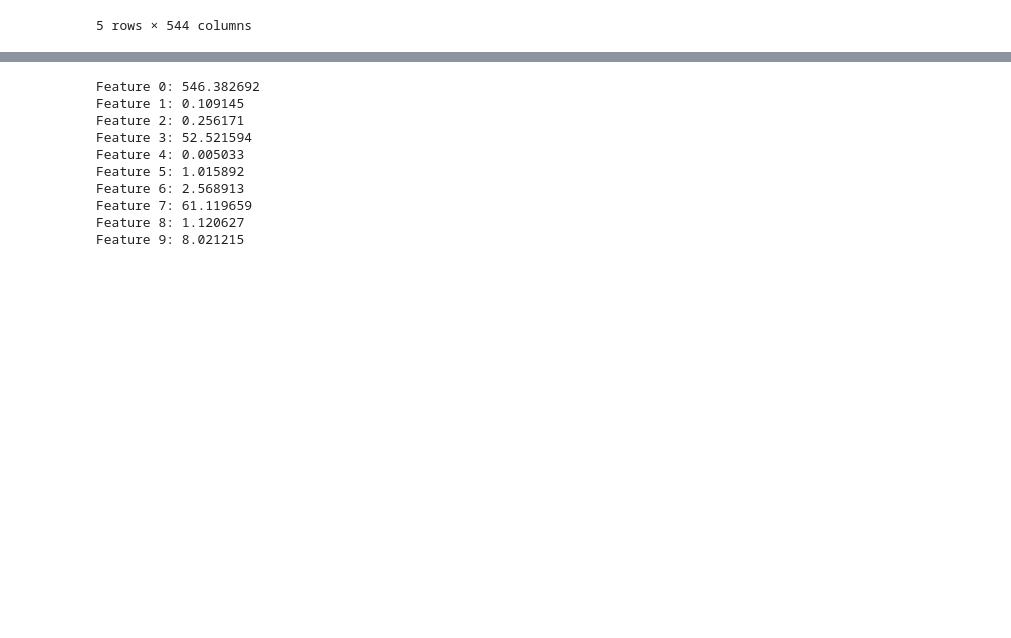
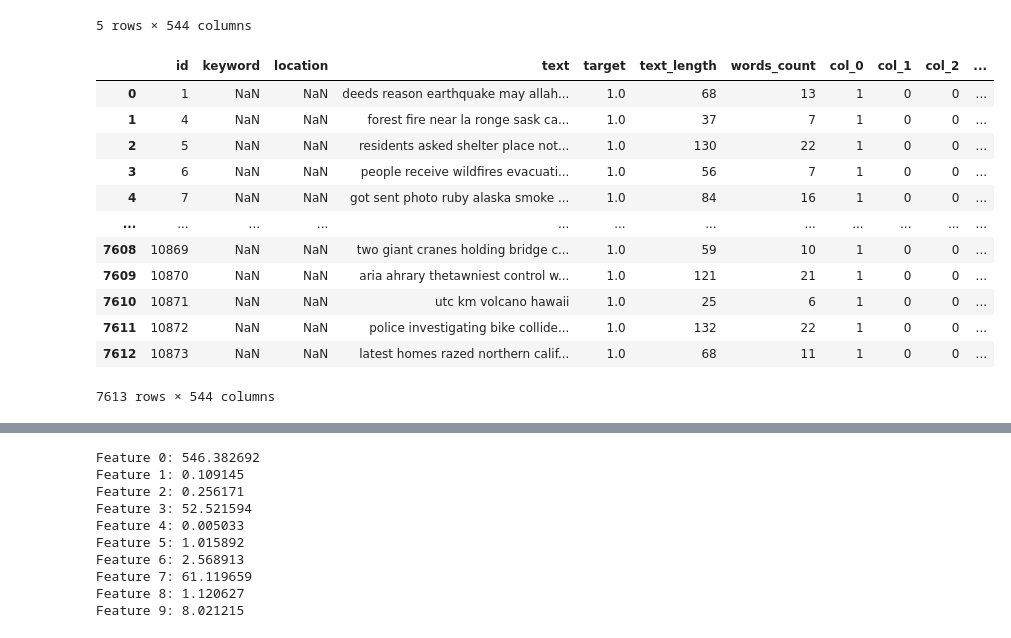
Before and after one commit to aleacevedo/Datos-TP-1C-2020, a Jupyter notebook: TP2/Martin/Hashing Encoder.ipynb, the cells around one changed output, grey strips where cells are left out. Cells and saved outputs as stored; diff of their text form; code cells hidden in the pictures; blank space fills up the shorter version.

```diff
--- a/TP2/Martin/Hashing Encoder.ipynb
+++ b/TP2/Martin/Hashing Encoder.ipynb
@@ -194,3 +195,19 @@ HASH_BOW_TEST.head()
 | 7616 | 9 | NaN | NaN | apocalypse lighting spokane wildf... | NaN | 37 | 4 | 1 | 0 | 0 | ... |
 | 7617 | 11 | NaN | NaN | typhoon soudelor kills china taiwan | NaN | 42 | 7 | 1 | 0 | 0 | ... |
 5 rows × 544 columns
+# %%
+HASH_BOW_TRAIN
+# %% [output]
+|  | id | keyword | location | text | target | text_length | words_count | col_0 | col_1 | col_2 | ... |
+| 0 | 1 | NaN | NaN | deeds reason earthquake may allah... | 1.0 | 68 | 13 | 1 | 0 | 0 | ... |
+| 1 | 4 | NaN | NaN | forest fire near la ronge sask ca... | 1.0 | 37 | 7 | 1 | 0 | 0 | ... |
+| 2 | 5 | NaN | NaN | residents asked shelter place not... | 1.0 | 130 | 22 | 1 | 0 | 0 | ... |
+| 3 | 6 | NaN | NaN | people receive wildfires evacuati... | 1.0 | 56 | 7 | 1 | 0 | 0 | ... |
+| 4 | 7 | NaN | NaN | got sent photo ruby alaska smoke ... | 1.0 | 84 | 16 | 1 | 0 | 0 | ... |
+| ... | ... | ... | ... | ... | ... | ... | ... | ... | ... | ... | ... |
+| 7608 | 10869 | NaN | NaN | two giant cranes holding bridge c... | 1.0 | 59 | 10 | 1 | 0 | 0 | ... |
+| 7609 | 10870 | NaN | NaN | aria ahrary thetawniest control w... | 1.0 | 121 | 21 | 1 | 0 | 0 | ... |
+| 7610 | 10871 | NaN | NaN | utc km volcano hawaii | 1.0 | 25 | 6 | 1 | 0 | 0 | ... |
+| 7611 | 10872 | NaN | NaN | police investigating bike collide... | 1.0 | 132 | 22 | 1 | 0 | 0 | ... |
+| 7612 | 10873 | NaN | NaN | latest homes razed northern calif... | 1.0 | 68 | 11 | 1 | 0 | 0 | ... |
+7613 rows × 544 columns
```
Also changed, not shown: parts of 10 cells of this notebook, 2 other files.
